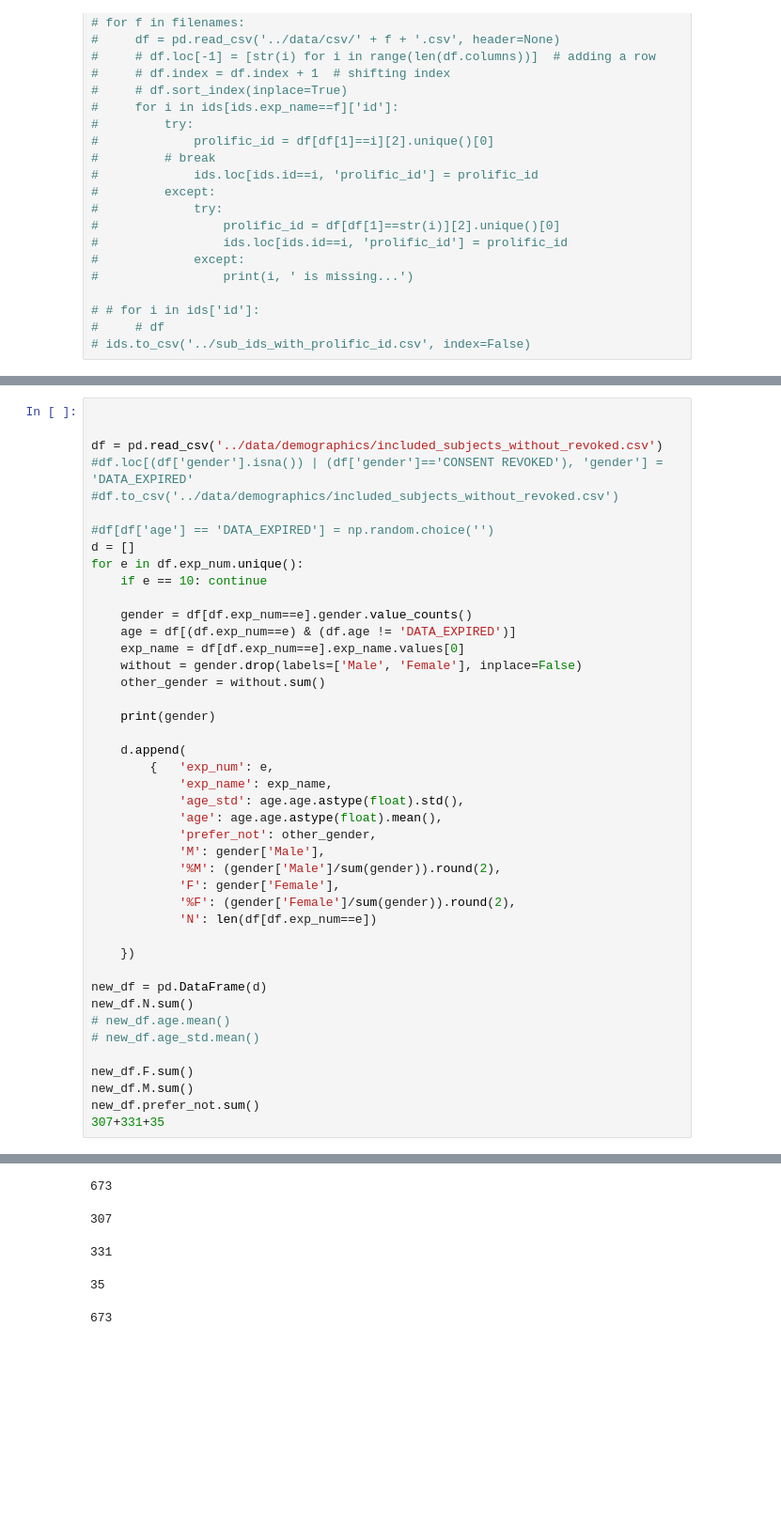
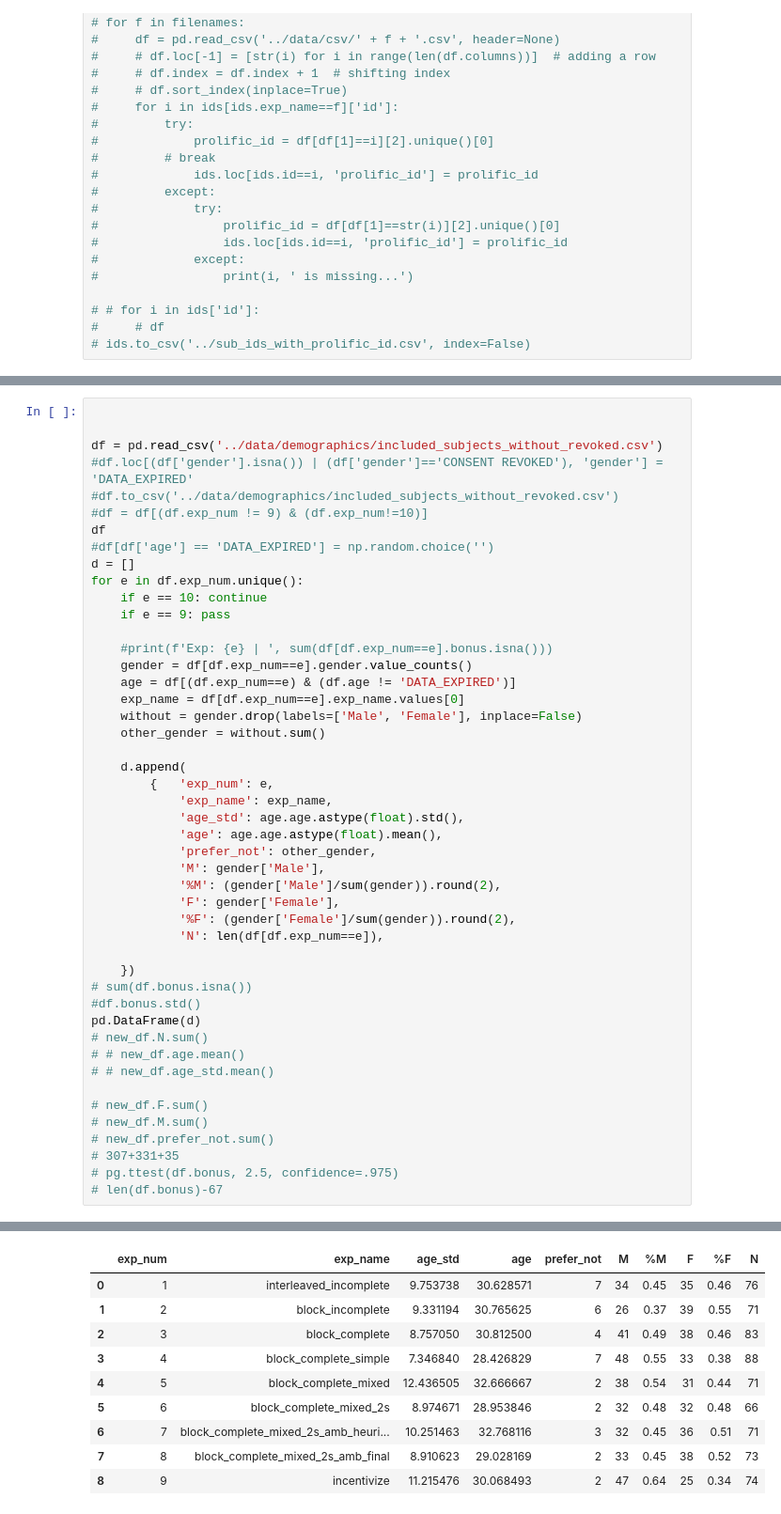
Before and after one commit to bsgarcia/RandCFollowUp, a Jupyter notebook: python/demographics.ipynb, the cells around one changed output, grey strips where cells are left out. Shown: that part at 94% size. Saved outputs shown, nothing was run; the diff lists cells and outputs as text; blank space fills up the shorter version.

```diff
--- a/python/demographics.ipynb
+++ b/python/demographics.ipynb
@@ -108,19 +128,20 @@ def print_subsection(title):
 df = pd.read_csv('../data/demographics/included_subjects_without_revoked.csv')
 #df.loc[(df['gender'].isna()) | (df['gender']=='CONSENT REVOKED'), 'gender'] = 'DATA_EXPIRED'
 #df.to_csv('../data/demographics/included_subjects_without_revoked.csv')
-
+#df = df[(df.exp_num != 9) & (df.exp_num!=10)]
+df
 #df[df['age'] == 'DATA_EXPIRED'] = np.random.choice('')
 d = []
 for e in df.exp_num.unique():
     if e == 10: continue
+    if e == 9: pass
 
+    #print(f'Exp: {e} | ', sum(df[df.exp_num==e].bonus.isna()))
     gender = df[df.exp_num==e].gender.value_counts()
     age = df[(df.exp_num==e) & (df.age != 'DATA_EXPIRED')]
     exp_name = df[df.exp_num==e].exp_name.values[0]
     without = gender.drop(labels=['Male', 'Female'], inplace=False)
     other_gender = without.sum()
-
-    print(gender)
 
     d.append(
         {   'exp_num': e,
@@ -132,17 +153,20 @@ for e in df.exp_num.unique():
             '%M': (gender['Male']/sum(gender)).round(2),
             'F': gender['Female'],
             '%F': (gender['Female']/sum(gender)).round(2),
-            'N': len(df[df.exp_num==e])
+            'N': len(df[df.exp_num==e]),
 
     })
+# sum(df.bonus.isna())
+#df.bonus.std()
+pd.DataFrame(d)
+# new_df.N.sum()
+# # new_df.age.mean()
+# # new_df.age_std.mean()
 
-new_df = pd.DataFrame(d)
-new_df.N.sum()
-# new_df.age.mean()
-# new_df.age_std.mean()
-
-new_df.F.sum()
-new_df.M.sum()
-new_df.prefer_not.sum()
-307+331+35
+# new_df.F.sum()
+# new_df.M.sum()
+# new_df.prefer_not.sum()
+# 307+331+35
+# pg.ttest(df.bonus, 2.5, confidence=.975)
+# len(df.bonus)-67
 # %% [output]
@@ -166,5 +186,10 @@ Name: gender, dtype: int64
-673
-307
-331
-35
-673
+|  | exp_num | exp_name | age_std | age | prefer_not | M | %M | F | %F | N |
+| 0 | 1 | interleaved_incomplete | 9.753738 | 30.628571 | 7 | 34 | 0.45 | 35 | 0.46 | 76 |
+| 1 | 2 | block_incomplete | 9.331194 | 30.765625 | 6 | 26 | 0.37 | 39 | 0.55 | 71 |
+| 2 | 3 | block_complete | 8.757050 | 30.812500 | 4 | 41 | 0.49 | 38 | 0.46 | 83 |
+| 3 | 4 | block_complete_simple | 7.346840 | 28.426829 | 7 | 48 | 0.55 | 33 | 0.38 | 88 |
+| 4 | 5 | block_complete_mixed | 12.436505 | 32.666667 | 2 | 38 | 0.54 | 31 | 0.44 | 71 |
+| 5 | 6 | block_complete_mixed_2s | 8.974671 | 28.953846 | 2 | 32 | 0.48 | 32 | 0.48 | 66 |
+| 6 | 7 | block_complete_mixed_2s_amb_heuri... | 10.251463 | 32.768116 | 3 | 32 | 0.45 | 36 | 0.51 | 71 |
+| 7 | 8 | block_complete_mixed_2s_amb_final | 8.910623 | 29.028169 | 2 | 33 | 0.45 | 38 | 0.52 | 73 |
+| 8 | 9 | incentivize | 11.215476 | 30.068493 | 2 | 47 | 0.64 | 25 | 0.34 | 74 |
```
Also changed, not shown: parts of 2 cells of this notebook, 4 other files.
